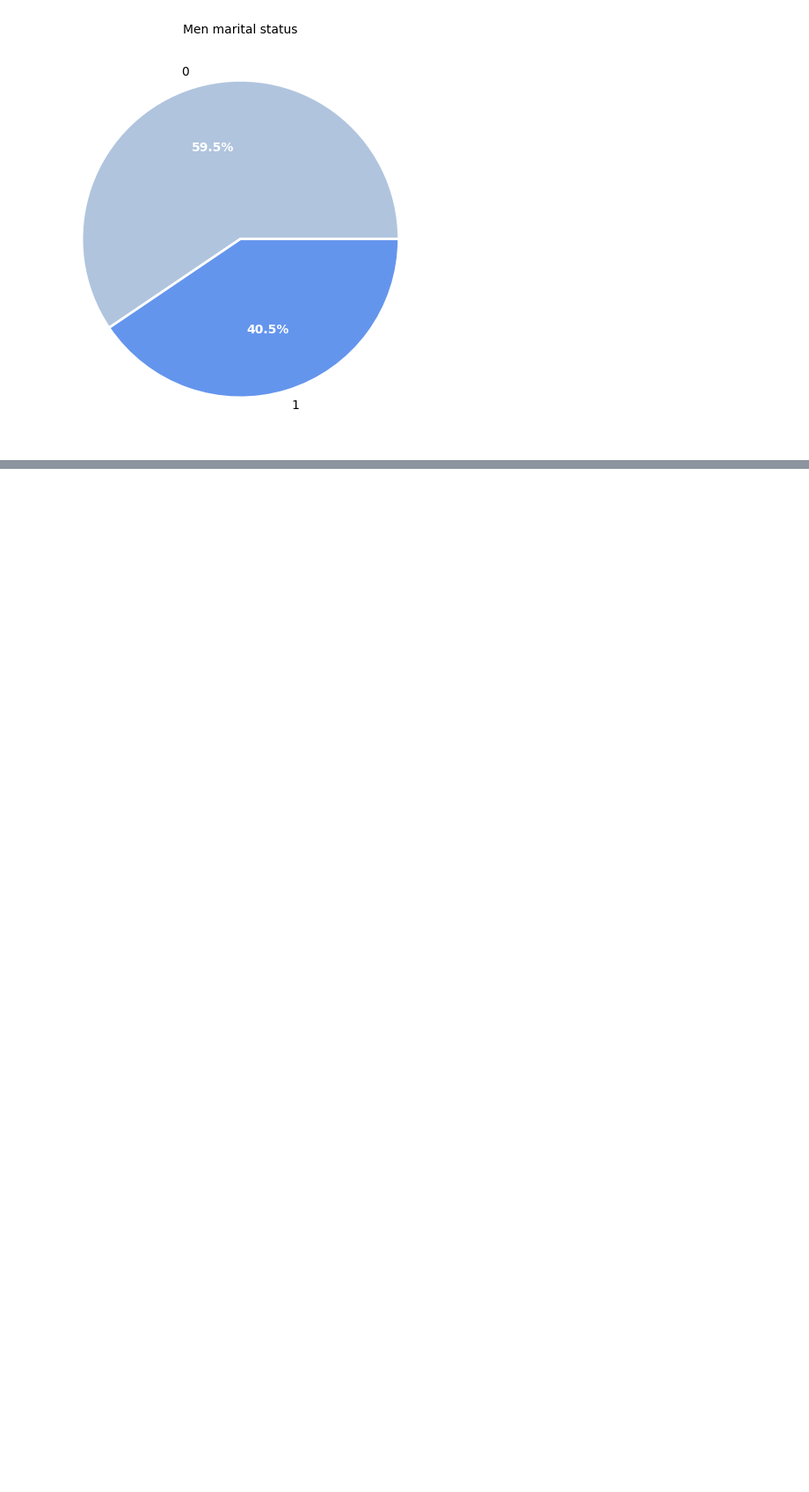
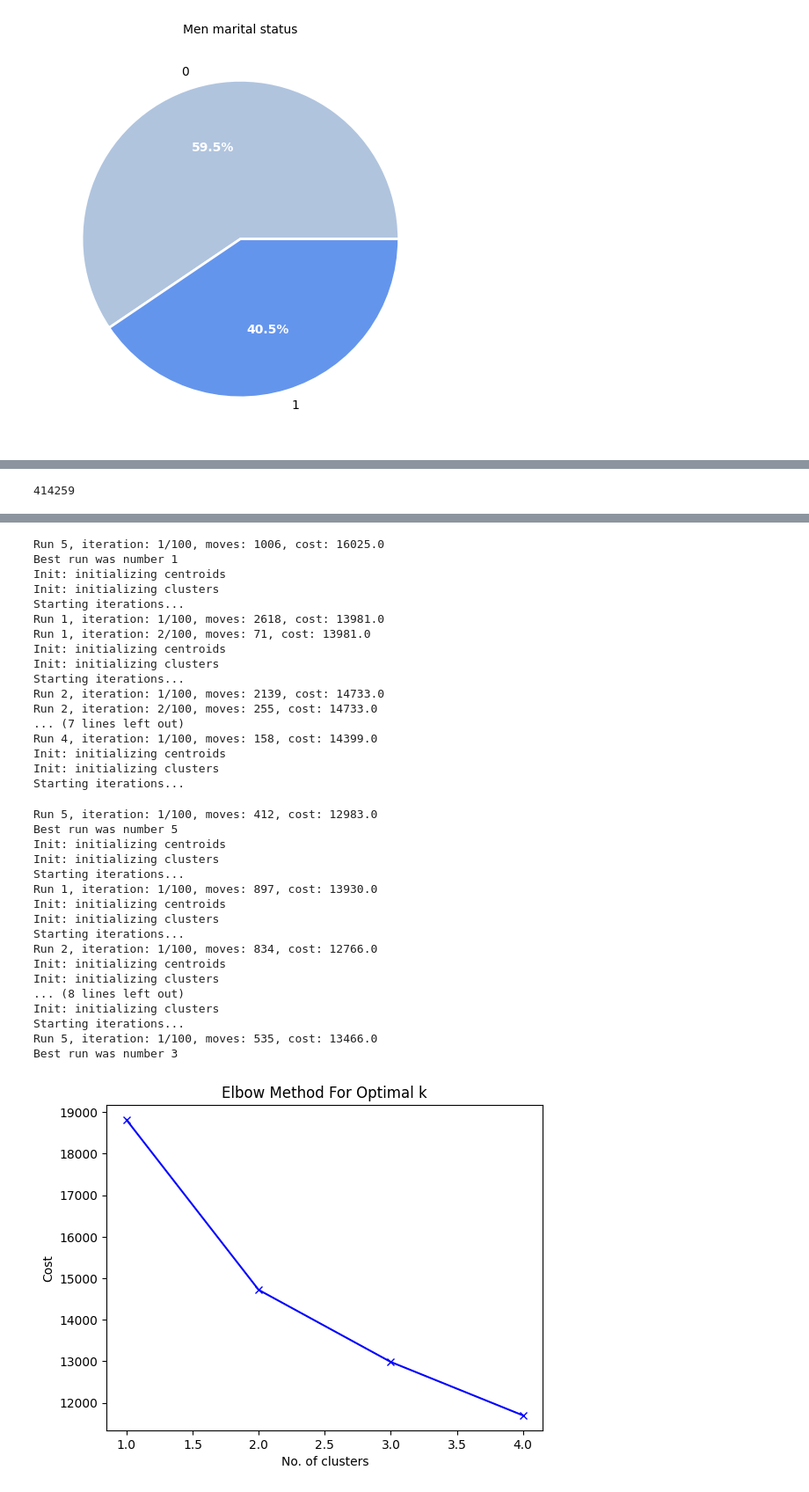
Before and after one commit to INA-95/retail_customer_behavior_analysis, a Jupyter notebook: walmart_customer_behavior_analysis.ipynb, the cells around one changed output, grey strips where cells are left out. Shown at 88% size. Drawn from its saved outputs; the diff is of its cells as text; code cells hidden in the pictures; blank space fills up the shorter version.

Commit message:
k-mode clustering

```diff
--- a/walmart_customer_behavior_analysis.ipynb
+++ b/walmart_customer_behavior_analysis.ipynb
@@ -200,0 +249,2 @@ plt.tight_layout()
+# %%
+temp['Occupation'] = temp['Occupation'].apply(lambda x:str(x))
@@ -200,0 +257,2 @@ plt.tight_layout()
+# %%
+temp['Marital_Status'] = temp['Marital_Status'].apply(lambda x : str(x))
@@ -200,0 +287,7 @@ plt.tight_layout()
+# %%
+data = temp.values
+len(data)
+# %% [output]
+414259
+# %%
+ data = data[:10000]
@@ -200,0 +301,16 @@ plt.tight_layout()
+# %%
+from tqdm import tqdm
+
+cost = []
+K = range(1, 5)
+for num_clusters in tqdm(list(K)):
+    kmode = KModes(n_clusters = num_clusters, init = "random", n_init = 5, verbose = 1)
+    kmode.fit_predict(data)
+    cost.append(kmode.cost_)
+
+plt.plot(K, cost, 'bx-')
+plt.xlabel('No. of clusters')
+plt.ylabel('Cost')
+plt.title('Elbow Method For Optimal k')
+plt.show()
+# %% [output]
@@ -200,0 +353,35 @@ plt.tight_layout()
+Run 5, iteration: 1/100, moves: 1006, cost: 16025.0
+Best run was number 1
+Init: initializing centroids
+Init: initializing clusters
+Starting iterations...
+Run 1, iteration: 1/100, moves: 2618, cost: 13981.0
+Run 1, iteration: 2/100, moves: 71, cost: 13981.0
+Init: initializing centroids
+Init: initializing clusters
+Starting iterations...
+Run 2, iteration: 1/100, moves: 2139, cost: 14733.0
+Run 2, iteration: 2/100, moves: 255, cost: 14733.0
+... (7 lines left out)
+Run 4, iteration: 1/100, moves: 158, cost: 14399.0
+Init: initializing centroids
+Init: initializing clusters
+Starting iterations...
+Run 5, iteration: 1/100, moves: 412, cost: 12983.0
+Best run was number 5
+Init: initializing centroids
+Init: initializing clusters
+Starting iterations...
+Run 1, iteration: 1/100, moves: 897, cost: 13930.0
+Init: initializing centroids
+Init: initializing clusters
+Starting iterations...
+Run 2, iteration: 1/100, moves: 834, cost: 12766.0
+Init: initializing centroids
+Init: initializing clusters
+... (8 lines left out)
+Init: initializing clusters
+Starting iterations...
+Run 5, iteration: 1/100, moves: 535, cost: 13466.0
+Best run was number 3
+[figure, added]
```
Also changed, not shown: parts of 14 cells of this notebook.
